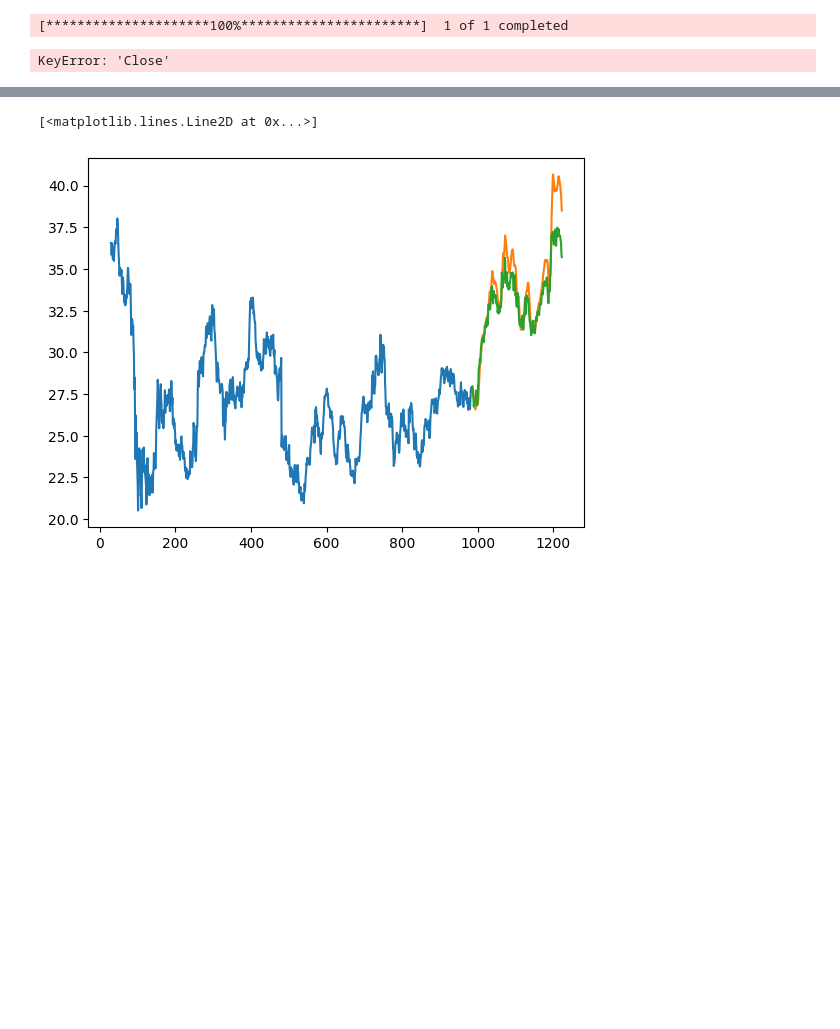
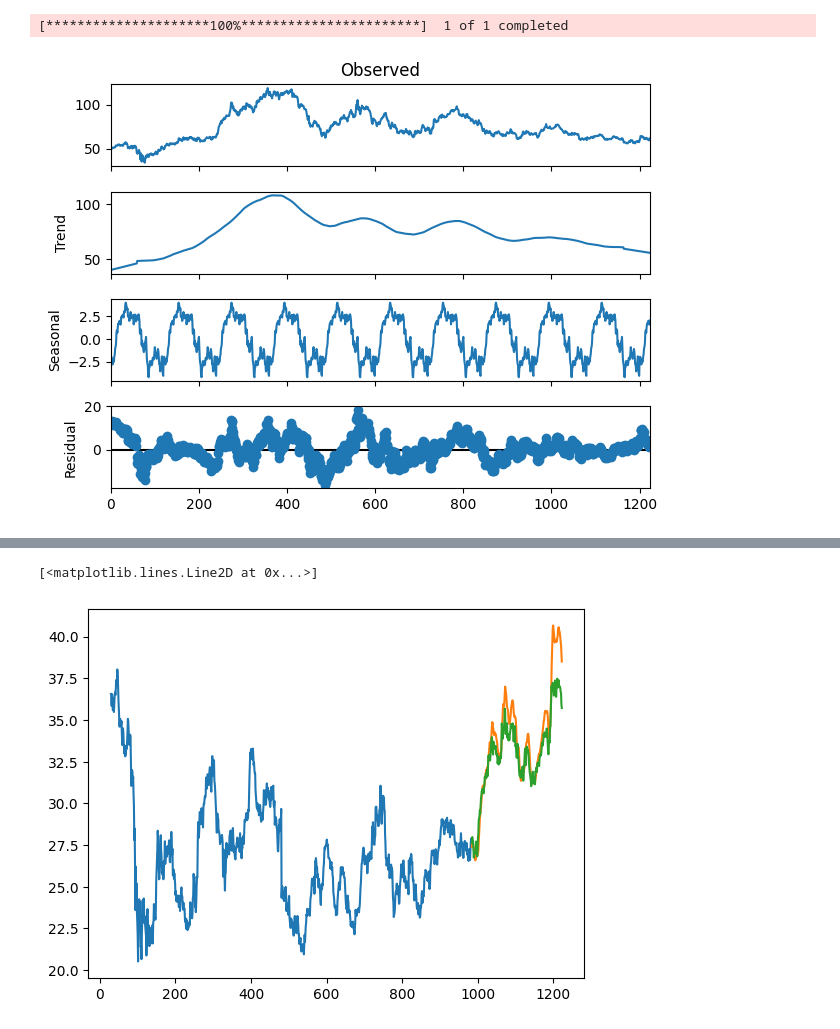
Before and after one commit to tcc-previsao-energia/ml-models, a Jupyter notebook: tcc/tendencia-luiz.ipynb, the cells around one changed output, grey strips where cells are left out. Saved outputs shown, nothing was run; the diff lists cells and outputs as text; code cells hidden in the pictures; blank space fills up the shorter version.

```diff
--- a/tcc/tendencia-luiz.ipynb
+++ b/tcc/tendencia-luiz.ipynb
@@ -28,21 +26,21 @@ def get_data_ticker(ticker, period='5y', rolling=1):
     return data_hist
 # %%
-EMPRESA = 'ITUB4.SA'
+EMPRESA = 'VALE3.SA'
 
 df_full = get_data_ticker(EMPRESA, period='5y')
 df = df_full.dropna()
 
 dates, X, y = funcs.split_df_X_y(df)
 
 result = seasonal_decompose(y, period=120, extrapolate_trend='freq')
 
 trend = result.trend
 
 result.plot()
 plt.show()
 # %% [output]
 [*********************100%***********************]  1 of 1 completed
-KeyError: 'Close'
+[figure, added]
 # %%
 data_hist = pd.DataFrame()
 data_hist['trend'] = trend
```
Also changed, not shown: parts of 5 cells of this notebook, 2 other files.
